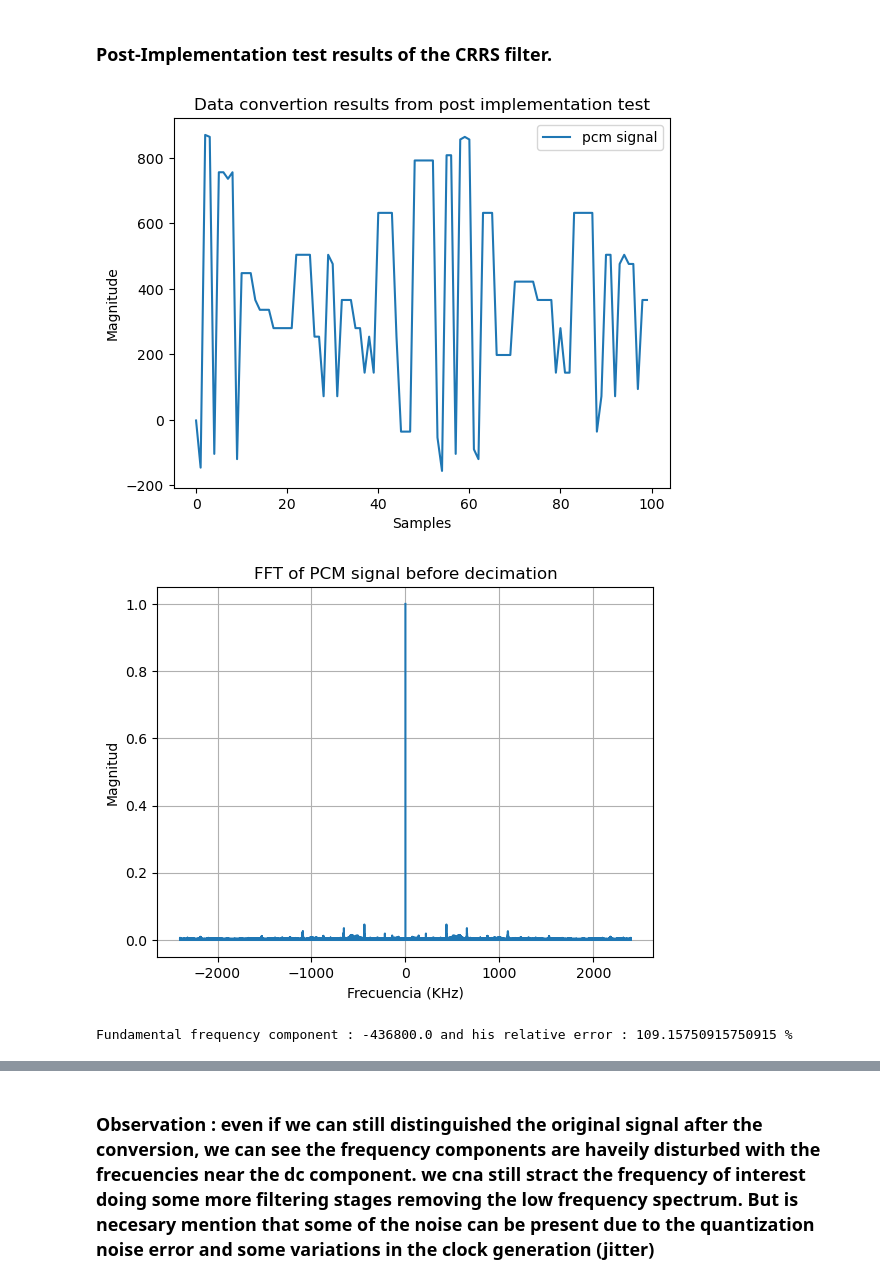
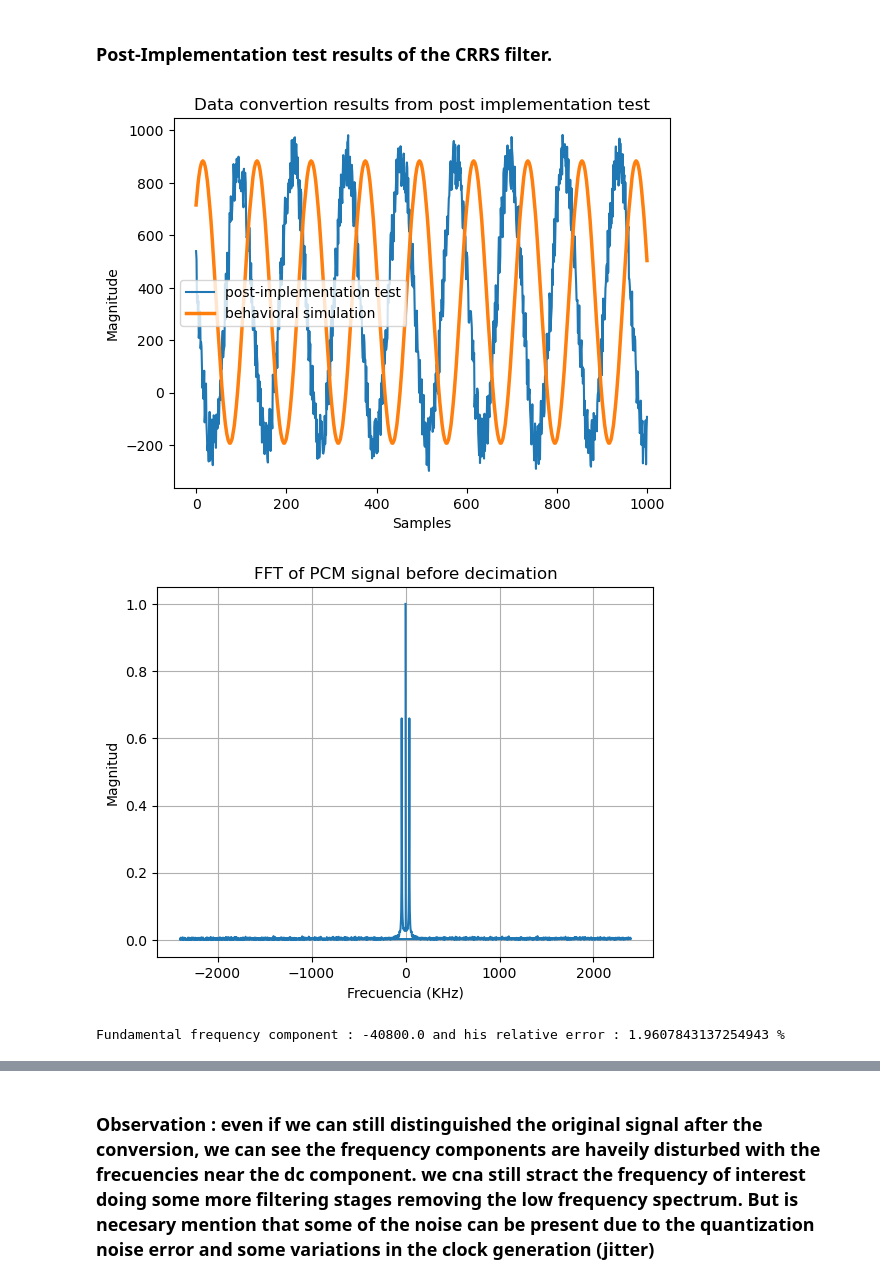
Before and after one commit to MaxRCC/CRRS_filter_test, a Jupyter notebook: data_processing .ipynb, the cells around one changed output, grey strips where cells are left out. Cells and saved outputs as stored; diff of their text form; code cells hidden in the pictures.

Commit message:
new data processing script added

```diff
--- a/data_processing .ipynb
+++ b/data_processing .ipynb
@@ -293,26 +303,29 @@ Fundamental frequency component : 40336.13445378151 and his relative error : 0.8
 # %%
 pcm_hw = []  #list of the hardware pcm filter values from zynq7000 device
 
-with open("hardware_test2.txt", "r") as file:
+with open("bram_test.txt", "r") as file:
     for line in file:
-        line = line.strip()
-        if line:
-            parts = line.split("=")
-            if len(parts) == 2:
-                numeric_value = int(parts[1].strip())
-                pcm_hw.append(numeric_value)
+        num = int(line)
+        pcm_hw.append(num)
+    #    line = line.strip()
+    #    if line:
+    #        parts = line.split("=")
+    #        if len(parts) == 2:
+    #            numeric_value = int(parts[1].strip())
+    #pcm_hw.append(line)
 # %%
-t = np.linspace(0,20000,20000)
+t = np.linspace(0,2000,2000)
 pcm_hw = np.array(pcm_hw)
-plt.plot(t[0:100],pcm_hw[0:100],label='pcm signal')
+plt.plot(t[0:1000],pcm_hw[0:1000],label='post-implementation test')
+plt.plot(t[0:1000],pcm_data[0:1000],label = 'behavioral simulation',linewidth=2.5)
 plt.xlabel('Samples')
 plt.ylabel('Magnitude')
 plt.title('Data convertion results from post implementation test')
 plt.legend()
 
 plt.show()
 # %% [output]
-[figure, old version]
+[figure, new version]
 # %%
 #FFT of the hardware signal
 fs = 4.8e6
@@ -327,7 +340,7 @@ plt.title('FFT of PCM signal before decimation')
 plt.grid()
 plt.show()
 # %% [output]
-[figure, old version]
+[figure, new version]
 # %%
 #find the two bigger frequency components
 num_peaks = 2
@@ -335,9 +348,9 @@ peaks_idx = np.argsort(np.abs(fft_result))[-num_peaks:]
 
 largest_freqs = frequencies[peaks_idx]
 
-print(f'Fundamental frequency component : {largest_freqs[0]} and his relative error : {abs(1- 40e3/largest_freqs[0])*100} %')
+print(f'Fundamental frequency component : {largest_freqs[0]} and his relative error : {abs(1- 40e3/abs(largest_freqs[0]))*100} %')
 # %% [output]
-Fundamental frequency component : -436800.0 and his relative error : 109.15750915750915 %
+Fundamental frequency component : -40800.0 and his relative error : 1.9607843137254943 %
 # %%
 dec_hw = pcm_hw[::10]
 t = np.linspace(0,2000,2000)
```
Also changed, not shown: parts of 12 cells of this notebook, 2 other files.
